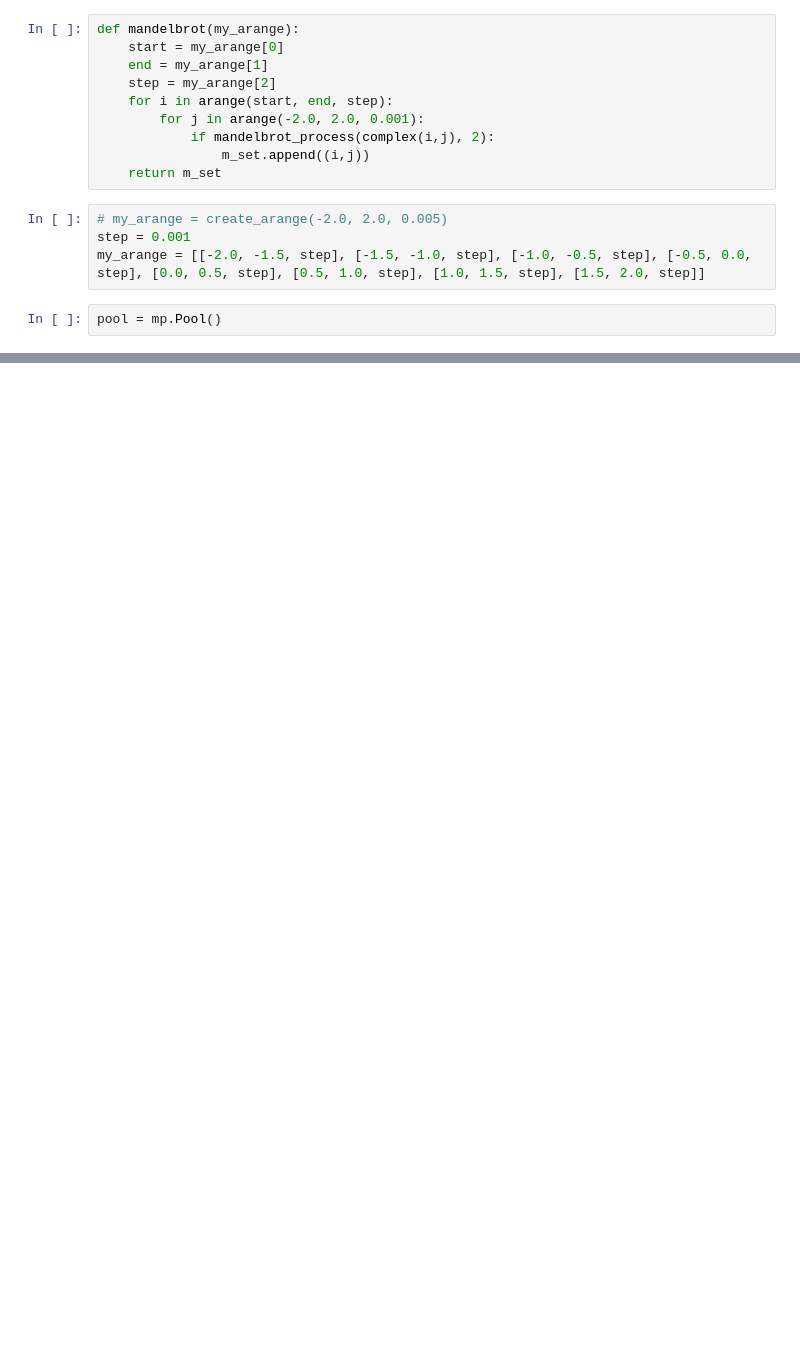
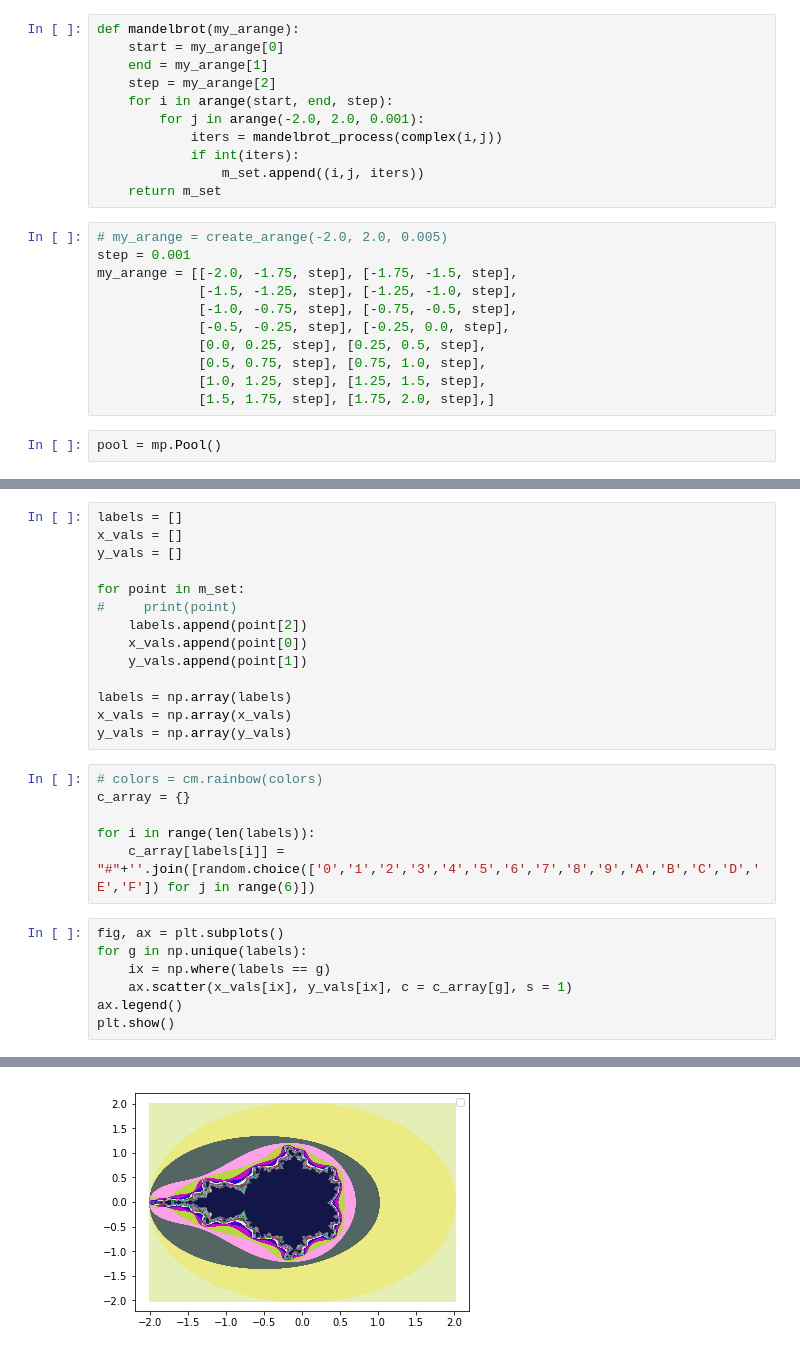
Before and after one commit to govi218/fractals, a Jupyter notebook: mandelbrot_parallel.ipynb, the cells around one changed output, grey strips where cells are left out. Drawn from its saved outputs; the diff is of its cells as text; blank space fills up the shorter version.

```diff
--- a/mandelbrot_parallel.ipynb
+++ b/mandelbrot_parallel.ipynb
@@ -46,13 +45,21 @@ def mandelbrot(my_arange):
     step = my_arange[2]
     for i in arange(start, end, step):
         for j in arange(-2.0, 2.0, 0.001):
-            if mandelbrot_process(complex(i,j), 2):
-                m_set.append((i,j))
+            iters = mandelbrot_process(complex(i,j))
+            if int(iters):
+                m_set.append((i,j, iters))
     return m_set
 # %%
 # my_arange = create_arange(-2.0, 2.0, 0.005)
 step = 0.001
-my_arange = [[-2.0, -1.5, step], [-1.5, -1.0, step], [-1.0, -0.5, step], [-0.5, 0.0, step], [0.0, 0.5, step], [0.5, 1.0, step], [1.0, 1.5, step], [1.5, 2.0, step]]
+my_arange = [[-2.0, -1.75, step], [-1.75, -1.5, step],
+             [-1.5, -1.25, step], [-1.25, -1.0, step],
+             [-1.0, -0.75, step], [-0.75, -0.5, step],
+             [-0.5, -0.25, step], [-0.25, 0.0, step],
+             [0.0, 0.25, step], [0.25, 0.5, step],
+             [0.5, 0.75, step], [0.75, 1.0, step],
+             [1.0, 1.25, step], [1.25, 1.5, step],
+             [1.5, 1.75, step], [1.75, 2.0, step],]
 # %%
 pool = mp.Pool()
 # %%
@@ -71,0 +80,28 @@ len(m_set)
+# %%
+labels = []
+x_vals = []
+y_vals = []
+
+for point in m_set:
+#     print(point)
+    labels.append(point[2])
+    x_vals.append(point[0])
+    y_vals.append(point[1])
+
+labels = np.array(labels)
+x_vals = np.array(x_vals)
+y_vals = np.array(y_vals)
+# %%
+# colors = cm.rainbow(colors)
+c_array = {}
+
+for i in range(len(labels)):
+    c_array[labels[i]] = "#"+''.join([random.choice(['0','1','2','3','4','5','6','7','8','9','A','B','C','D','E','F']) for j in range(6)])
+# %%
+fig, ax = plt.subplots()
+for g in np.unique(labels):
+    ix = np.where(labels == g)
+    ax.scatter(x_vals[ix], y_vals[ix], c = c_array[g], s = 1)
+ax.legend()
+plt.show()
+# %% [output]
@@ -72 +109,2 @@ len(m_set)
+[figure, added]
 # %%
```
Also changed, not shown: parts of 7 cells of this notebook, 1 other file.
